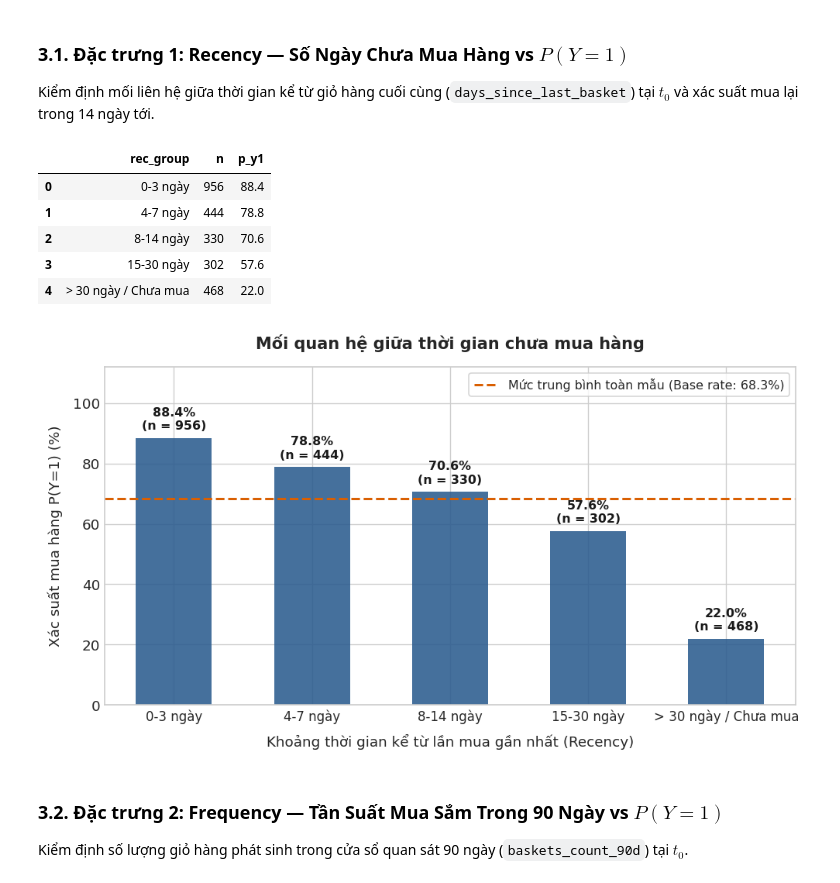
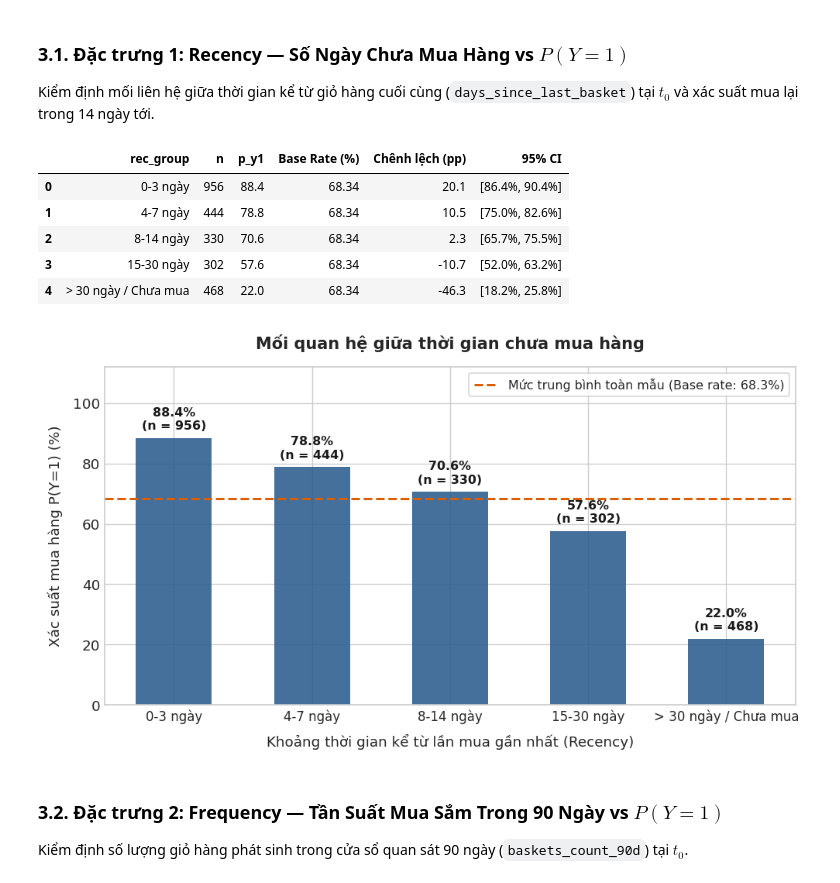
Before and after one commit to kien3007/purchasing-propensity-model, a Jupyter notebook: notebooks/01_eda_and_data_quality.ipynb, the cells around one changed output. Cells and saved outputs as stored; diff of their text form; code cells hidden in the pictures.

```diff
--- a/notebooks/01_eda_and_data_quality.ipynb
+++ b/notebooks/01_eda_and_data_quality.ipynb
@@ -236,6 +534,20 @@ Tất cả các đặc trưng đều được đánh giá trực tiếp qua xác
 ### Hàm tiện ích vẽ biểu đồ chuẩn vàng (Gold Standard Bar Plot)
 # %%
 BASE_RATE = 68.34
+
+def compute_cohort_stats_with_ci(df, col_cohort, col_p, col_n, base_rate=BASE_RATE):
+    # Bổ sung khoảng tin cậy 95% CI và chênh lệch so với Base Rate
+    df_stat = df.copy()
+    p = df_stat[col_p]
+    n = df_stat[col_n].replace(0, 1)
+    se = np.sqrt(p * (100.0 - p) / n)
+    ci_low = np.clip(p - 1.96 * se, 0, 100)
+    ci_high = np.clip(p + 1.96 * se, 0, 100)
+
+    df_stat['Base Rate (%)'] = base_rate
+    df_stat['Chênh lệch (pp)'] = (p - base_rate).round(1)
+    df_stat['95% CI'] = [f"[{l:.1f}%, {h:.1f}%]" for l, h in zip(ci_low, ci_high)]
+    return df_stat
 
 def plot_gold_standard(df_agg, col_cohort, col_p, col_n, title, xlabel, fig_name,
                         bar_color='#2b5c8f', ylim=(0, 112), **kwargs):
@@ -301,40 +613,40 @@ rec_binned AS (
                WHEN recency_days <= 7 THEN 2
                WHEN recency_days <= 14 THEN 3
                WHEN recency_days <= 30 THEN 4
                ELSE 5
            END AS grp_order
     FROM rec_calc
 ),
 target AS (
     SELECT household_key,
            CASE WHEN COUNT(*) > 0 THEN 1 ELSE 0 END AS y
     FROM baskets
     WHERE DAY > {t0} AND DAY <= {t0 + 14}
     GROUP BY household_key
 )
 SELECT rb.rec_group,
        COUNT(*) AS n,
        ROUND(AVG(COALESCE(t.y, 0)) * 100.0, 1) AS p_y1
 FROM rec_binned rb
 LEFT JOIN target t ON rb.household_key = t.household_key
 GROUP BY rb.rec_group, rb.grp_order
 ORDER BY rb.grp_order
 """
 df_rec = con.execute(q_rec).df()
-display(df_rec)
+display(compute_cohort_stats_with_ci(df_rec, 'rec_group', 'p_y1', 'n'))
 
 plot_gold_standard(df_rec, 'rec_group', 'p_y1', 'n',
                    title="Mối quan hệ giữa thời gian chưa mua hàng (Recency) và xác suất mua lại P(Y=1)",
                    xlabel="Khoảng thời gian kể từ lần mua gần nhất (Recency)",
                    fig_name="02_p_y1_recency.png",
                    delta_idx=(0, -1), delta_label="Mức sụt giảm")
 # %% [output]
-|  | rec_group | n | p_y1 |
-| 0 | 0-3 ngày | 956 | 88.4 |
-| 1 | 4-7 ngày | 444 | 78.8 |
-| 2 | 8-14 ngày | 330 | 70.6 |
-| 3 | 15-30 ngày | 302 | 57.6 |
-| 4 | > 30 ngày / Chưa mua | 468 | 22.0 |
+|  | rec_group | n | p_y1 | Base Rate (%) | Chênh lệch (pp) | 95% CI |
+| 0 | 0-3 ngày | 956 | 88.4 | 68.34 | 20.1 | [86.4%, 90.4%] |
+| 1 | 4-7 ngày | 444 | 78.8 | 68.34 | 10.5 | [75.0%, 82.6%] |
+| 2 | 8-14 ngày | 330 | 70.6 | 68.34 | 2.3 | [65.7%, 75.5%] |
+| 3 | 15-30 ngày | 302 | 57.6 | 68.34 | -10.7 | [52.0%, 63.2%] |
+| 4 | > 30 ngày / Chưa mua | 468 | 22.0 | 68.34 | -46.3 | [18.2%, 25.8%] |
 [figure]
 # %% [markdown]
 ### 3.2. Đặc trưng 2: Frequency — Tần Suất Mua Sắm Trong 90 Ngày vs $P(Y=1)$
```
Also changed, not shown: parts of 19 cells of this notebook, 7 other files.
